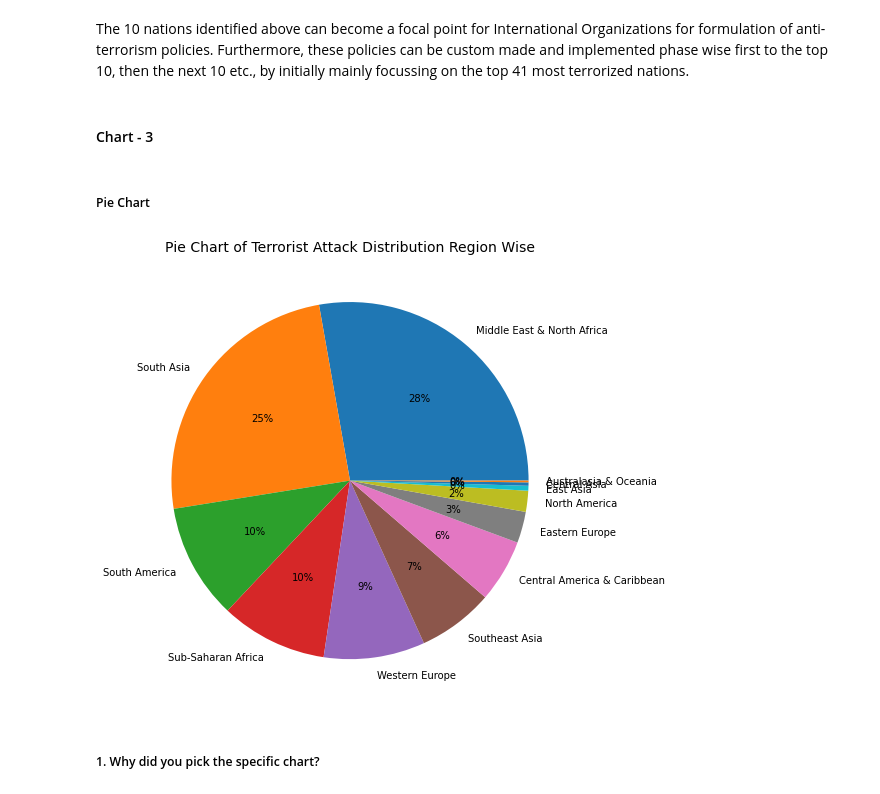
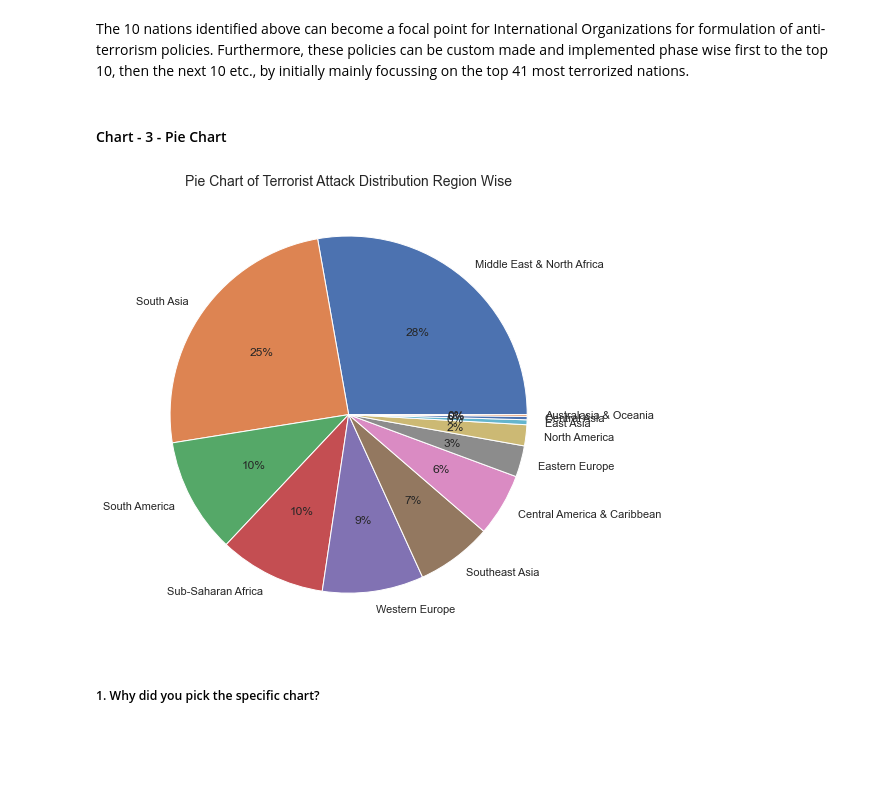
Before and after one commit to AimanSahay/Project-EDA_Global-Terrorism-Dataset, a Jupyter notebook: EDA_Global Terrorism Dataset.ipynb, the cells around one changed output. Saved outputs shown, nothing was run; the diff lists cells and outputs as text; code cells hidden in the pictures; blank space fills up the shorter version.

```diff
--- a/EDA_Global Terrorism Dataset.ipynb
+++ b/EDA_Global Terrorism Dataset.ipynb
@@ -876,23 +871,22 @@ Are there any insights that lead to negative growth? Justify with specific reaso
 # %% [markdown]
 The 10 nations identified above can become a focal point for International Organizations for formulation of anti-terrorism policies. Furthermore, these policies can be custom made and implemented phase wise first to the top 10, then the next 10 etc., by initially mainly focussing on the top 41 most terrorized nations.
 # %% [markdown]
-#### Chart - 3
+#### Chart - 3 - Pie Chart
-# %% [markdown]
-##### Pie Chart
 # %%
 # Analyse the most affected Regions.
 
 # Prepare data
 attacks = terrorism_df["Region"].value_counts()
 
 # Plot data
+sns.set_style("whitegrid", {'axes.grid' : False})
 plt.figure(figsize=(8,15))
 
 plt.pie(x=attacks.values, labels=attacks.index, autopct="%.0f%%")
 plt.title("Pie Chart of Terrorist Attack Distribution Region Wise", fontsize=14)
 plt.show()
 # %% [output]
-[figure, old version]
+[figure, new version]
 # %% [markdown]
 ##### 1. Why did you pick the specific chart?
 # %% [markdown]
```
Also changed, not shown: parts of 114 cells of this notebook.
